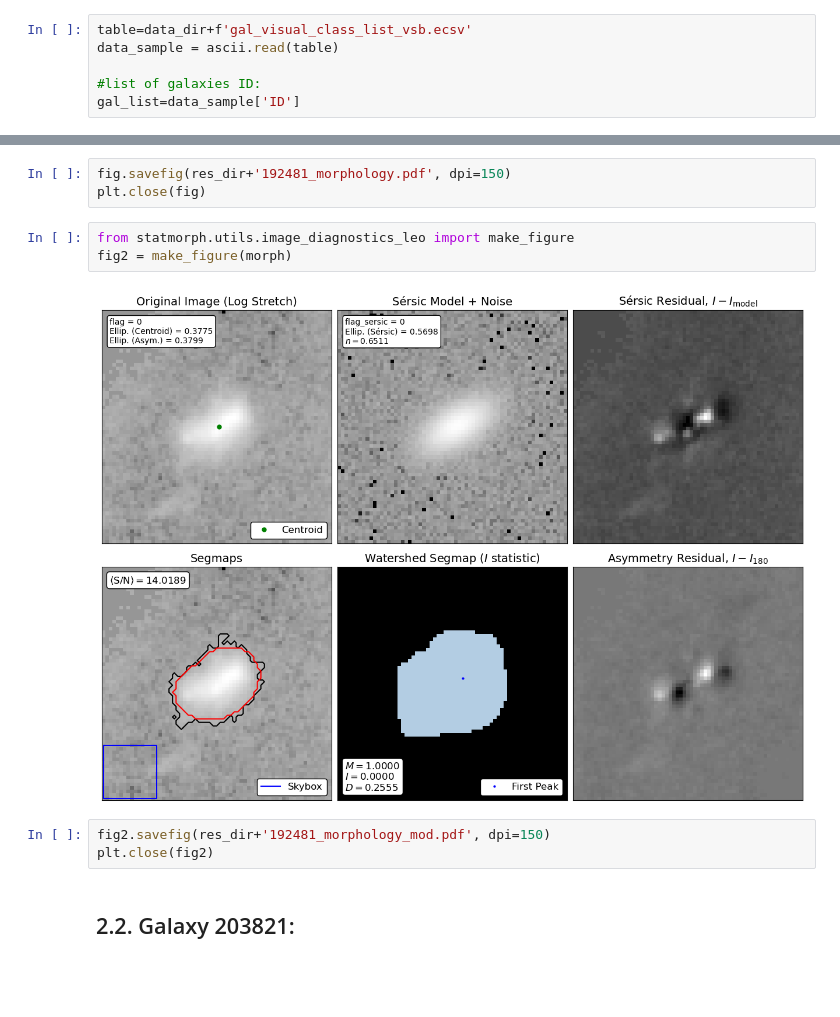
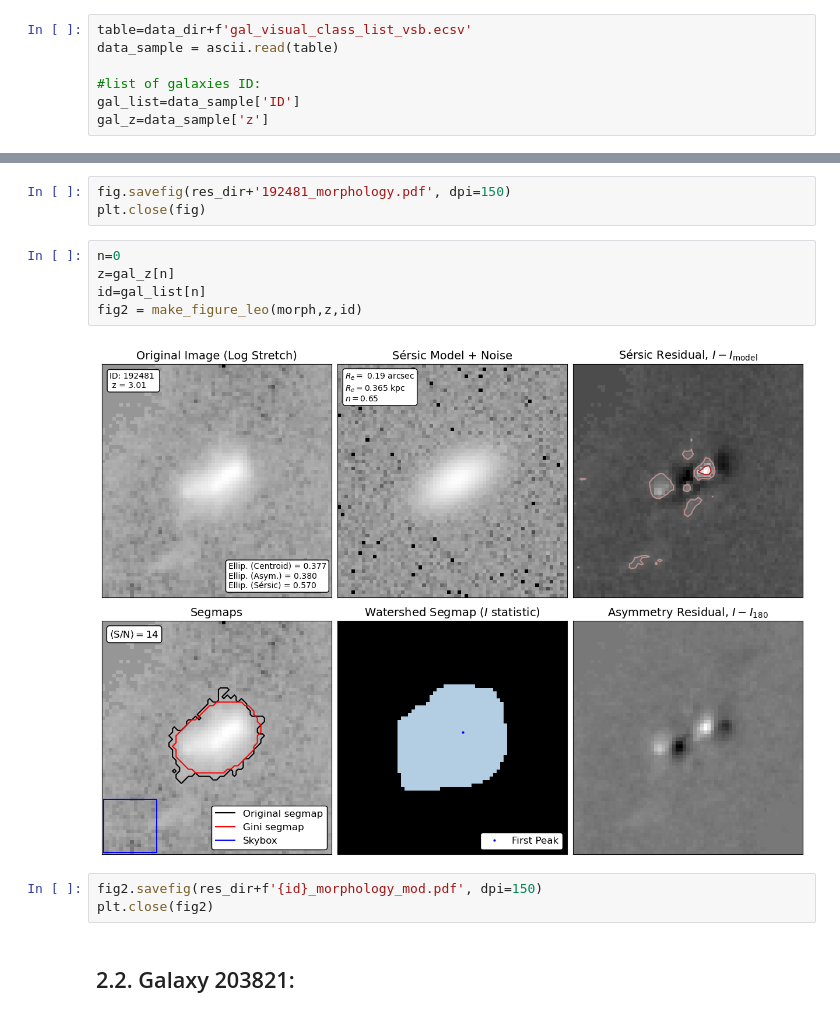
Before and after one commit to nakgyal/TFM, a Jupyter notebook: isophotal_analysis_statmorph.ipynb, the cells around one changed output, grey strips where cells are left out. Cells and saved outputs as stored; diff of their text form; blank space fills up the shorter version.

Commit message:
Changes made to analysis with statmorph

```diff
--- a/isophotal_analysis_statmorph.ipynb
+++ b/isophotal_analysis_statmorph.ipynb
@@ -34,5 +37,6 @@ data_sample = ascii.read(table)
 
 #list of galaxies ID:
 gal_list=data_sample['ID']
+gal_z=data_sample['z']
 # %% [markdown]
 # 1. Segmentation maps:
@@ -192,12 +208,14 @@ fig = make_figure(morph)
 fig.savefig(res_dir+'192481_morphology.pdf', dpi=150)
 plt.close(fig)
 # %%
-from statmorph.utils.image_diagnostics_leo import make_figure
-fig2 = make_figure(morph)
+n=0
+z=gal_z[n]
+id=gal_list[n]
+fig2 = make_figure_leo(morph,z,id)
 # %% [output]
-[figure, old version]
+[figure, new version]
 # %%
-fig2.savefig(res_dir+'192481_morphology_mod.pdf', dpi=150)
+fig2.savefig(res_dir+f'{id}_morphology_mod.pdf', dpi=150)
 plt.close(fig2)
 # %% [markdown]
 ## 2.2. Galaxy 203821:
```
Also changed, not shown: parts of 24 cells of this notebook, 15 other files.
